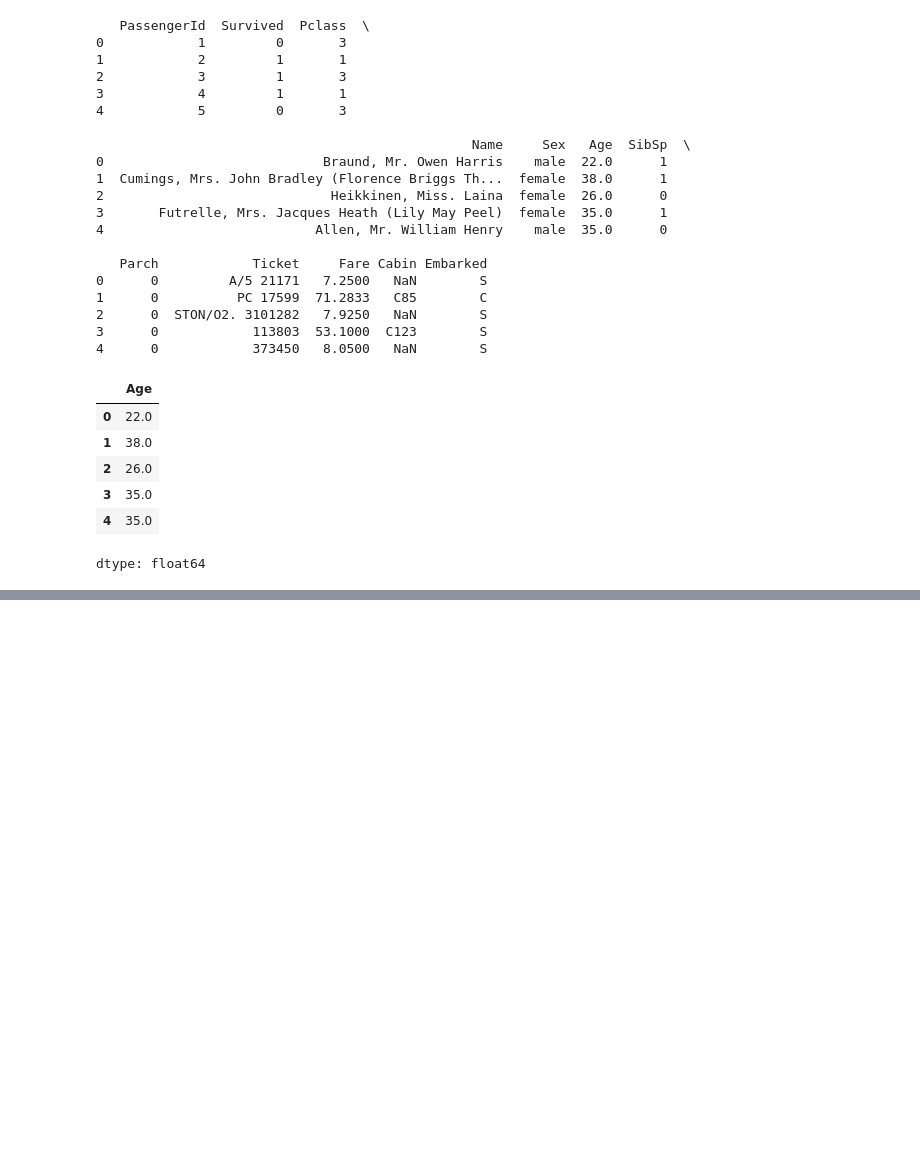
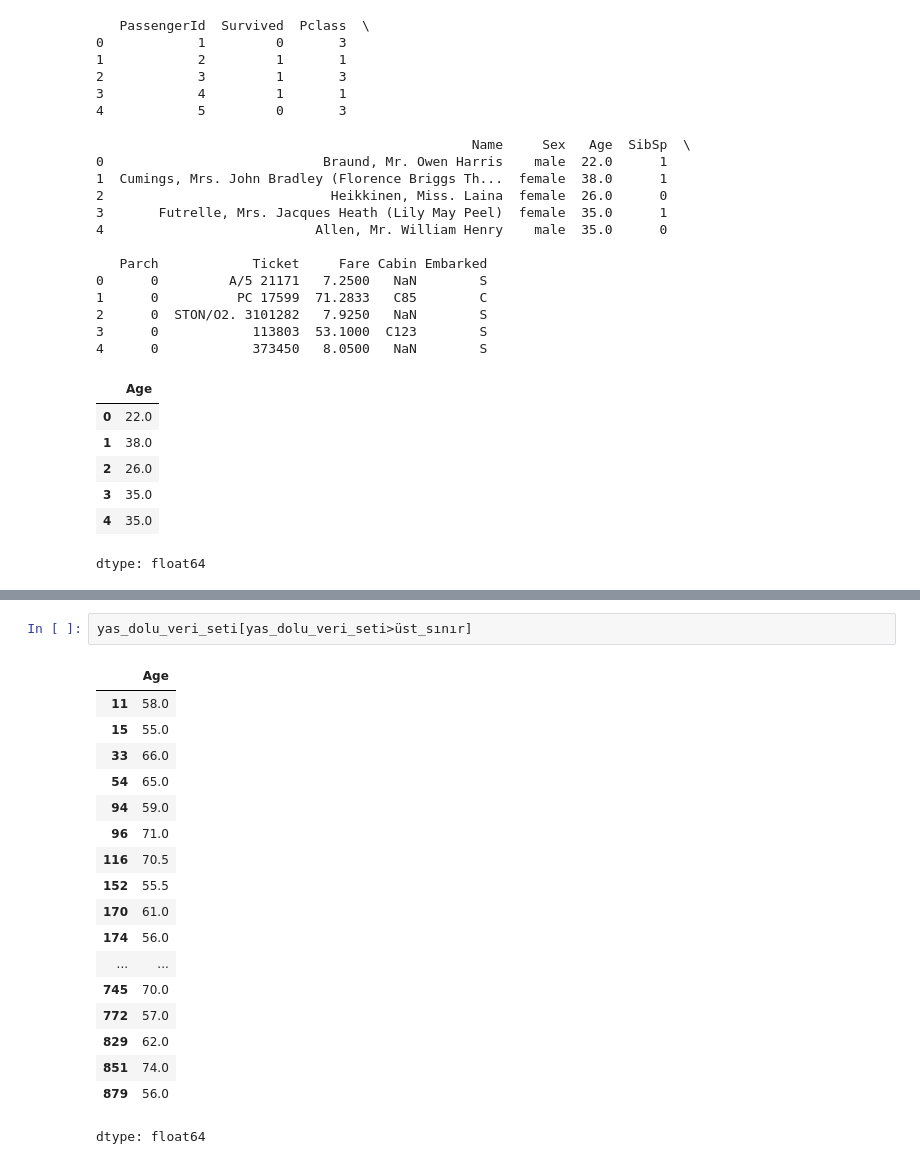
Before and after one commit to thealbayrak/dataanalysis, a Jupyter notebook: courses/udacity_intro_to_tensorflow_for_deep_learning/l01c01_introduction_to_colab_and_python.ipynb, the cells around one changed output, grey strips where cells are left out. Drawn from its saved outputs; the diff is of its cells as text; blank space fills up the shorter version.

```diff
--- a/courses/udacity_intro_to_tensorflow_for_deep_learning/l01c01_introduction_to_colab_and_python.ipynb
+++ b/courses/udacity_intro_to_tensorflow_for_deep_learning/l01c01_introduction_to_colab_and_python.ipynb
@@ -81,0 +142,21 @@ dtype: float64
+# %%
+yas_dolu_veri_seti[yas_dolu_veri_seti>üst_sınır]
+# %% [output]
+|  | Age |
+| 11 | 58.0 |
+| 15 | 55.0 |
+| 33 | 66.0 |
+| 54 | 65.0 |
+| 94 | 59.0 |
+| 96 | 71.0 |
+| 116 | 70.5 |
+| 152 | 55.5 |
+| 170 | 61.0 |
+| 174 | 56.0 |
+| ... | ... |
+| 745 | 70.0 |
+| 772 | 57.0 |
+| 829 | 62.0 |
+| 851 | 74.0 |
+| 879 | 56.0 |
+dtype: float64
```
Also changed, not shown: parts of 11 cells of this notebook.
